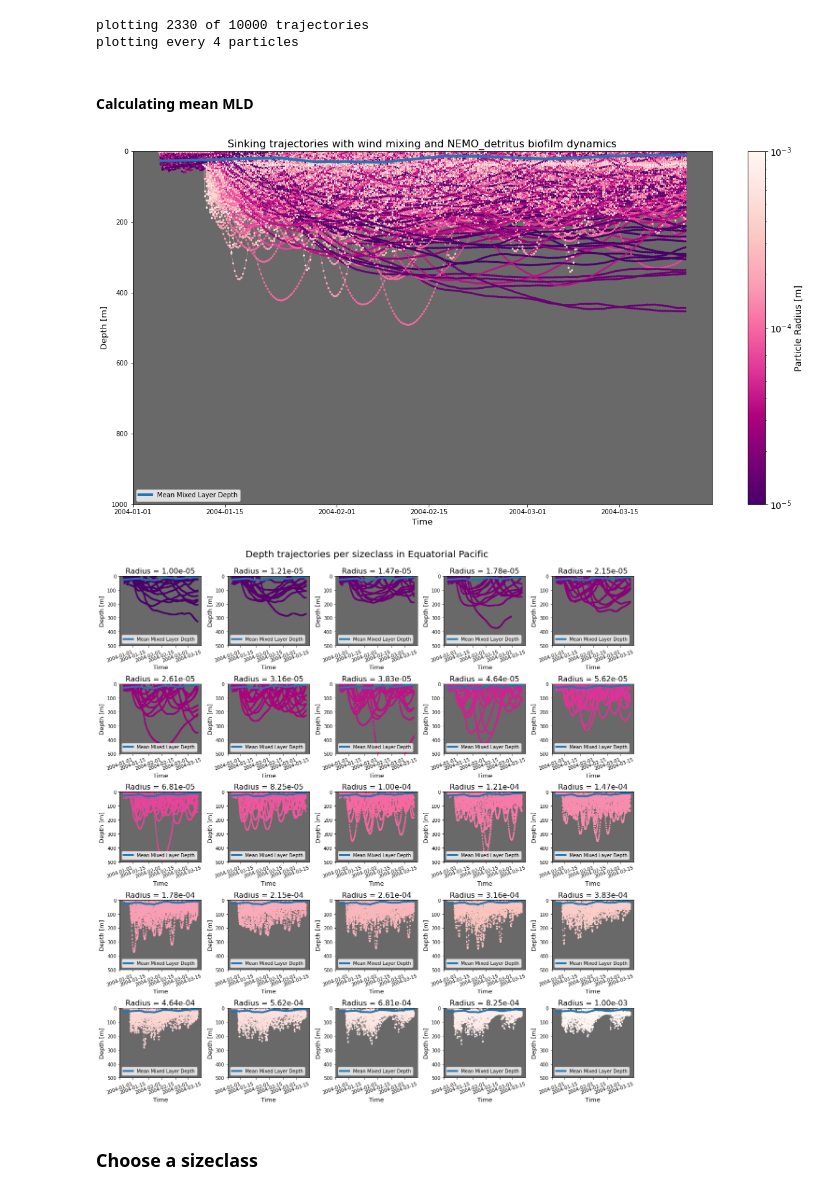
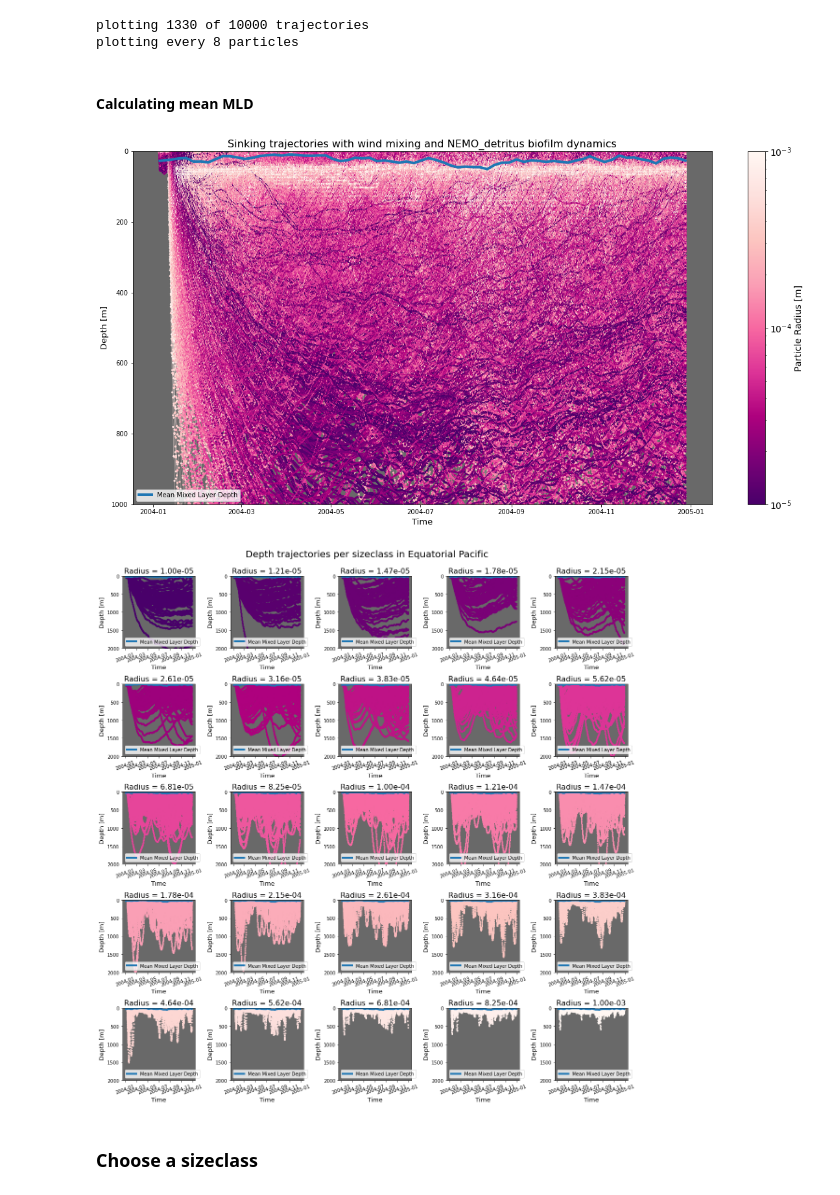
Before and after one commit to OceanParcels/biofouling_3dtransport_2, a Jupyter notebook: Analysis/Oscillations.ipynb, the cells around one changed output. Saved outputs shown, nothing was run; the diff lists cells and outputs as text; code cells hidden in the pictures.

```diff
--- a/Analysis/Oscillations.ipynb
+++ b/Analysis/Oscillations.ipynb
@@ -19,7 +19,7 @@ import os
 import itertools
 from scipy.signal import argrelextrema, find_peaks
 # %%
-datadir = '/scratch/rfischer/Kooi_data/data_output/'
+datadir = '/data/oceanparcels/output_data/data_Reint/'
 regions = {'EqPac': 'Equatorial Pacific',
            'GPGP': 'Great Pacific Garbage Patch',
            'SO': 'Southern Ocean',
@@ -30,29 +30,31 @@ r_pl_cmap = plt.get_cmap('RdPu_r')
 # %%
 region = 'EqPac'
 mortality = 0.39              # [d-1]
-runtime = 80                  # [days]
+runtime = 365                  # [days]
 dt = 60                       # [seconds]
-outputdt = 6                 # [hours]
+outputdt = 12                  # [hours]
+death = 'NEMO_detritus'
 grazing = 'full'
-death = 'NEMO_detritus'
 mixing = 'markov_0_KPP_reflect'+death+'_tidal'
 diss = 0.006
 rho_p = 920
+rho_bf = 1388
+rho_fr= 1800
 sizebinedges = [1e-3, 1e-4, 1e-5]
 res = '1x1'
 proc = 'bfnoadv'
 # %%
-filename = datadir+'regional_'+region+'_'+proc+'_Jan_2004_'+res+'res_'+mixing+'mixing_'+grazing+'_grazing_'+str(diss)[2:]+'diss_'+str(runtime)+'days_'+str(dt)+'dtsecs_'+str(outputdt)+'hrsoutdt.nc'
+filename = datadir+'regional_'+region+'_'+proc+'_Jan_2004_'+res+'res_'+mixing+'mixing_'+grazing+'_grazing_'+str(diss)[2:]+'diss_'+str(rho_bf)+'rhobf_'+str(rho_fr)+'rhofr_'+str(runtime)+'days_'+str(dt)+'dtsecs_'+str(outputdt)+'hrsoutdt.nc'
 ds = xr.open_dataset(filename)
 # %%
-number_of_trajectories_to_plot = 2330
+number_of_trajectories_to_plot = 1330
 n_plt = number_of_trajectories_to_plot
 f_plt = int(np.round(len(ds['traj'])/n_plt))
 print('plotting '+str(n_plt)+' of '+str(len(ds['traj']))+' trajectories')
 print('plotting every '+str(f_plt)+' particles')
 # %% [output]
-plotting 2330 of 10000 trajectories
-plotting every 4 particles
+plotting 1330 of 10000 trajectories
+plotting every 8 particles
 # %% [markdown]
 #### Calculating mean MLD
 # %%
@@ -60,23 +62,23 @@ mld = np.mean(np.divide(ds['z'],ds['mld']),axis=0)
 # %%
 fig = plt.figure(figsize=(20,10))
 ax1=plt.axes()
 
 sc = ax1.scatter(ds['time'].T[:,::f_plt], ds['z'].T[:,::f_plt], s=5, c=np.tile(ds['r_pl'].T[::f_plt],[len(ds['obs']),1]),cmap=r_pl_cmap,norm=colors.LogNorm(vmin=ds['r_pl'].min(), vmax=ds['r_pl'].max()),zorder=2)
 ln = ax1.plot(ds['time'].T[:,::f_plt], ds['z'].T[:,::f_plt], c='mistyrose',linewidth=0.2,zorder=1)
 ax1.plot(ds['time'][0,:], mld, linewidth=4, label='Mean Mixed Layer Depth')
 ax1.set_title('Sinking trajectories with wind mixing and '+death+' biofilm dynamics', fontsize=16)
 ax1.set_ylabel('Depth [m]', fontsize=13)
 ax1.set_xlabel('Time', fontsize=13)
 ax1.set_facecolor('dimgray')
-ax1.set_ylim(1000,0)
+ax1.set_ylim(3000,0)
 
 cb = fig.colorbar(sc, ax=ax1)
 cb.set_label('Particle Radius [m]', fontsize=14)
 cb.ax.tick_params(labelsize=14)
 ax1.legend(loc = 'lower left')
 plt.show()
 # %% [output]
-[figure, old version]
+[figure, new version]
 # %%
 radii = np.unique(ds['r_pl'])
 # %%
@@ -125,7 +127,7 @@ for r, ax in enumerate(axes):
     ax.set_ylabel('Depth [m]', fontsize=13)
     ax.set_xlabel('Time', fontsize=13)
     ax.set_facecolor('dimgray')
-    ax.set_ylim(500,0)
+    ax.set_ylim(2000,0)
     ax.legend(loc = 'lower left')
     ax.tick_params(axis='x', rotation=20)
 
@@ -135,7 +137,7 @@ for r, ax in enumerate(axes):
 
 plt.show()
 # %% [output]
-[figure, old version]
+[figure, new version]
 # %% [markdown]
 ### Choose a sizeclass
 # %%
```
Also changed, not shown: parts of 14 cells of this notebook, 11 other files.
